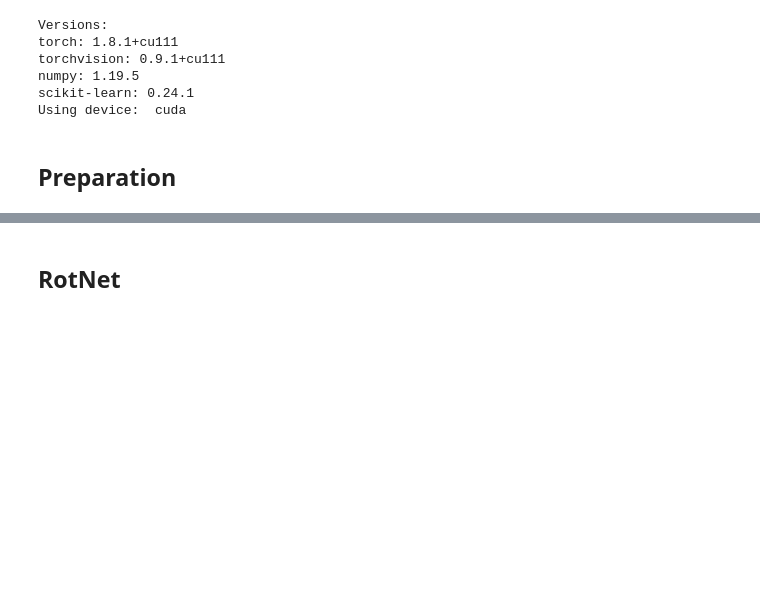
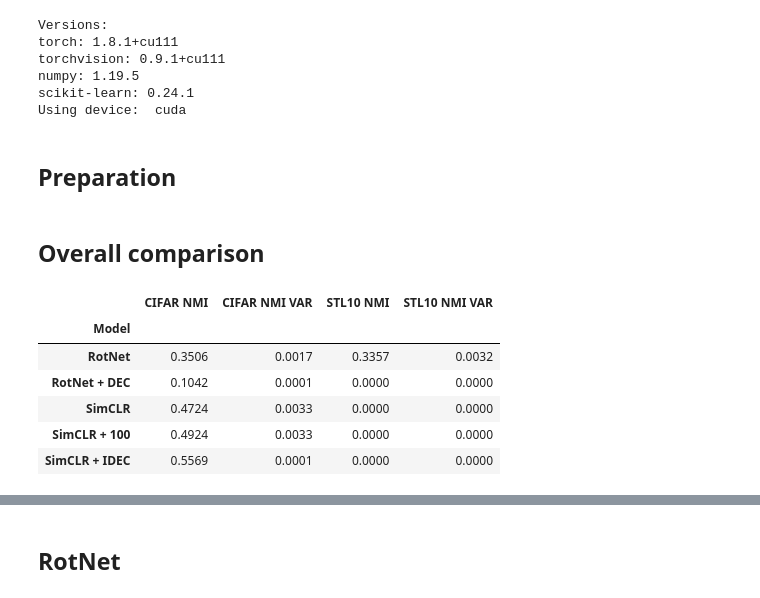
Before and after one commit to AlinaGodun/dcl_b, a Jupyter notebook: Final.ipynb, the cells around one changed output, grey strips where cells are left out. Cells and saved outputs as stored; diff of their text form; code cells hidden in the pictures; blank space fills up the shorter version.

```diff
--- a/Final.ipynb
+++ b/Final.ipynb
@@ -112,3 +129,7 @@ def print_total_mean_and_var(metrics_name, df):
 
     print(f'{metrics_name} mean: {total_mean:.4f}')
     print(f'{metrics_name} variance: {total_std:.4f}')
+# %% [markdown]
+## Overall comparison
+# %%
+nmi_all = pd.read_csv('trained_models/nmis_all.csv', index_col=0, header=0)
@@ -114,0 +138,10 @@ def print_total_mean_and_var(metrics_name, df):
+# %%
+nmi_all
+# %% [output]
+|  | CIFAR NMI | CIFAR NMI VAR | STL10 NMI | STL10 NMI VAR |
+| Model |  |  |  |  |
+| RotNet | 0.3506 | 0.0017 | 0.3357 | 0.0032 |
+| RotNet + DEC | 0.1042 | 0.0001 | 0.0000 | 0.0000 |
+| SimCLR | 0.4724 | 0.0033 | 0.0000 | 0.0000 |
+| SimCLR + 100 | 0.4924 | 0.0033 | 0.0000 | 0.0000 |
+| SimCLR + IDEC | 0.5569 | 0.0001 | 0.0000 | 0.0000 |
```
Also changed, not shown: parts of 7 cells of this notebook, 6 other files.
